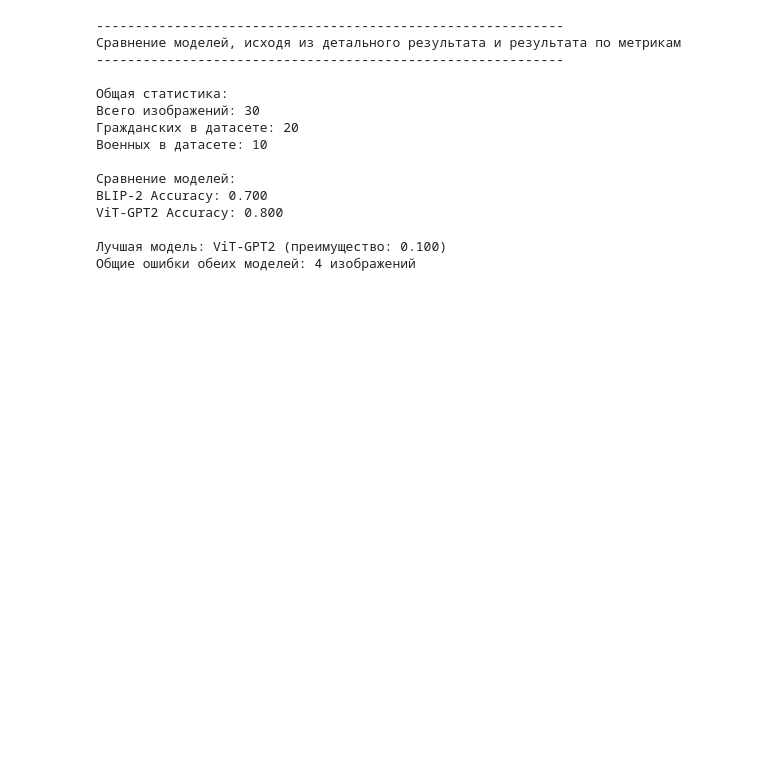
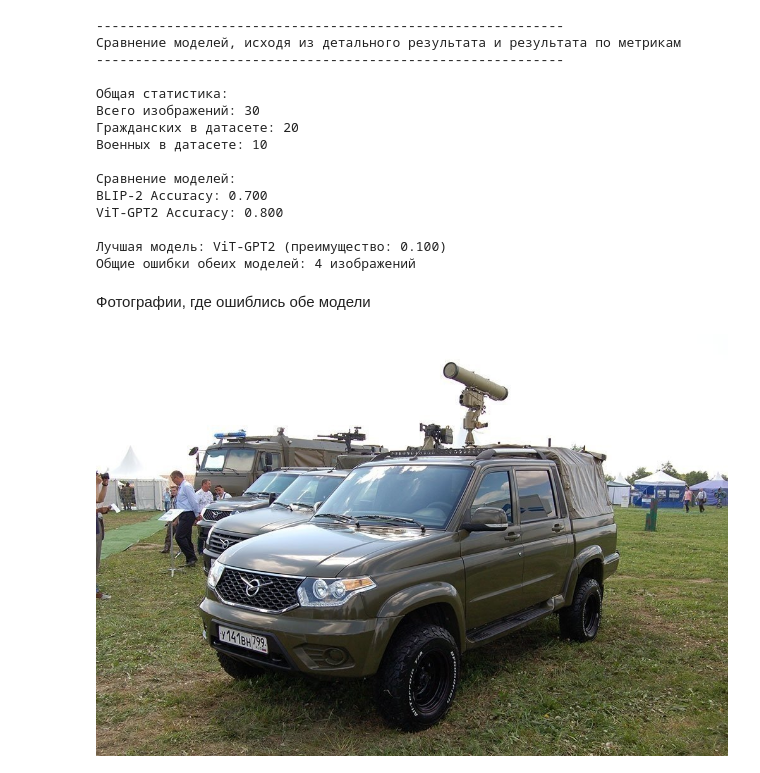
Before and after one commit to KamilS25/ISiT, a Jupyter notebook: pr3_LLM.ipynb, the cells around one changed output. Saved outputs shown, nothing was run; the diff lists cells and outputs as text; code cells hidden in the pictures; blank space fills up the shorter version.

```diff
--- a/pr3_LLM.ipynb
+++ b/pr3_LLM.ipynb
@@ -527,3 +525,16 @@ ViT-GPT2 Accuracy: 0.800
 
 Лучшая модель: ViT-GPT2 (преимущество: 0.100)
 Общие ошибки обеих моделей: 4 изображений
+# %% [markdown]
+Фотографии, где ошиблись обе модели
+# %%
+'''
+Фото 13: Истинный=military
+Фото 18: Истинный=military
+Фото 23: Истинный=civilian
+Фото 24: Истинный=civilian
+'''
+from IPython.display import Image
+Image(filename='image/13.jpg')
+# %% [output]
+[figure, added]
```
Also changed, not shown: parts of 4 cells of this notebook.
